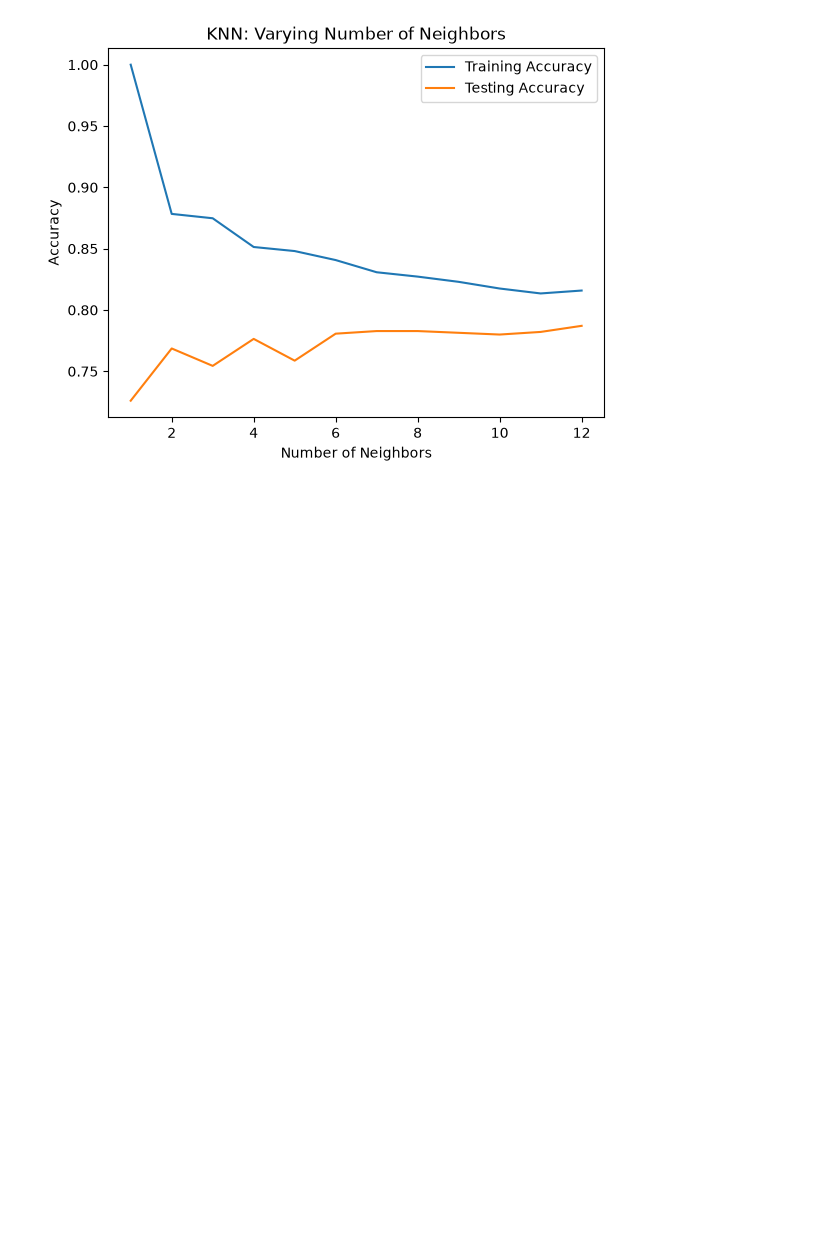
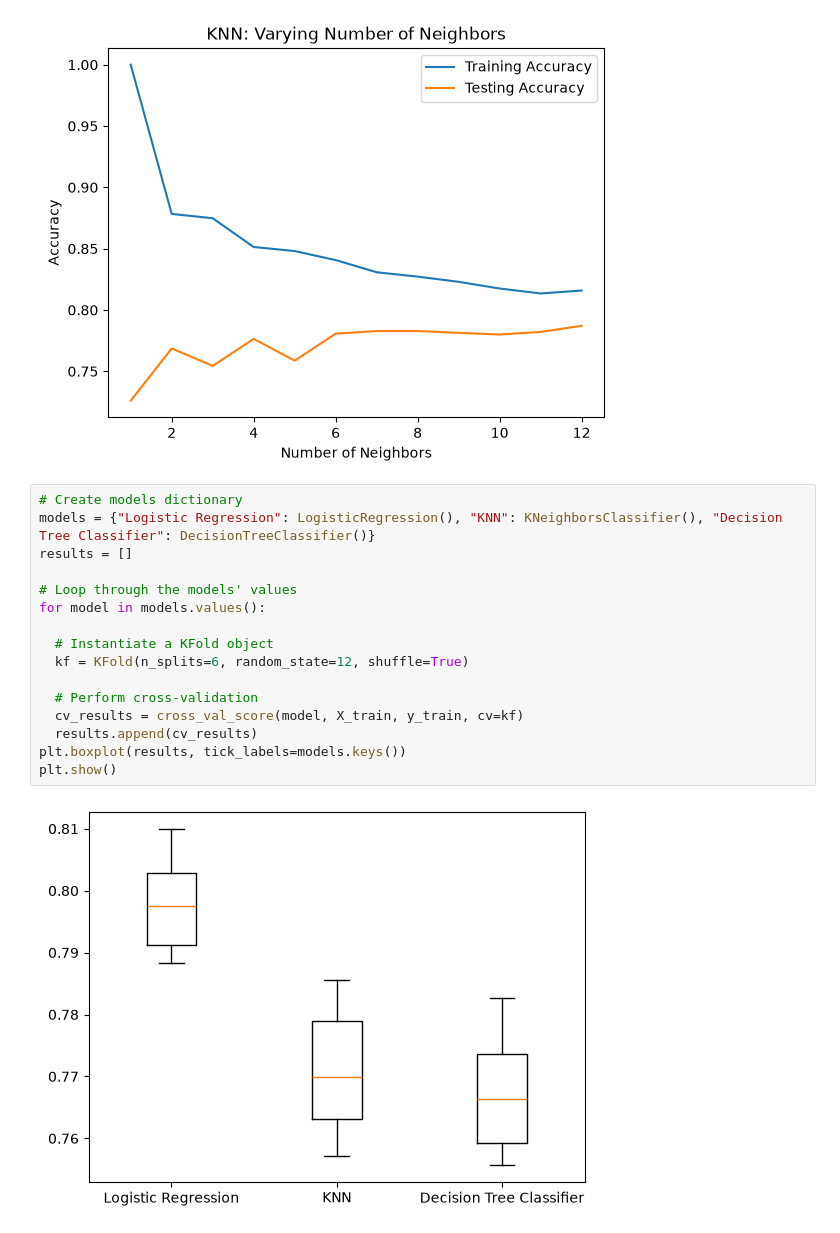
Before and after one commit to saalssall/Machine_Learning_Python, a Jupyter notebook: Model_Validation/Model_Validation.ipynb, the cells around one changed output. Cells and saved outputs as stored; diff of their text form; blank space fills up the shorter version.

Commit message:
Visualizing classification model performance

```diff
--- a/Model_Validation/Model_Validation.ipynb
+++ b/Model_Validation/Model_Validation.ipynb
@@ -311,3 +315,21 @@ plt.ylabel("Accuracy")
 plt.show()
 # %% [output]
 [figure]
+# %%
+# Create models dictionary
+models = {"Logistic Regression": LogisticRegression(), "KNN": KNeighborsClassifier(), "Decision Tree Classifier": DecisionTreeClassifier()}
+results = []
+
+# Loop through the models' values
+for model in models.values():
+
+  # Instantiate a KFold object
+  kf = KFold(n_splits=6, random_state=12, shuffle=True)
+
+  # Perform cross-validation
+  cv_results = cross_val_score(model, X_train, y_train, cv=kf)
+  results.append(cv_results)
+plt.boxplot(results, tick_labels=models.keys())
+plt.show()
+# %% [output]
+[figure, added]
```
Also changed, not shown: parts of 2 cells of this notebook.
